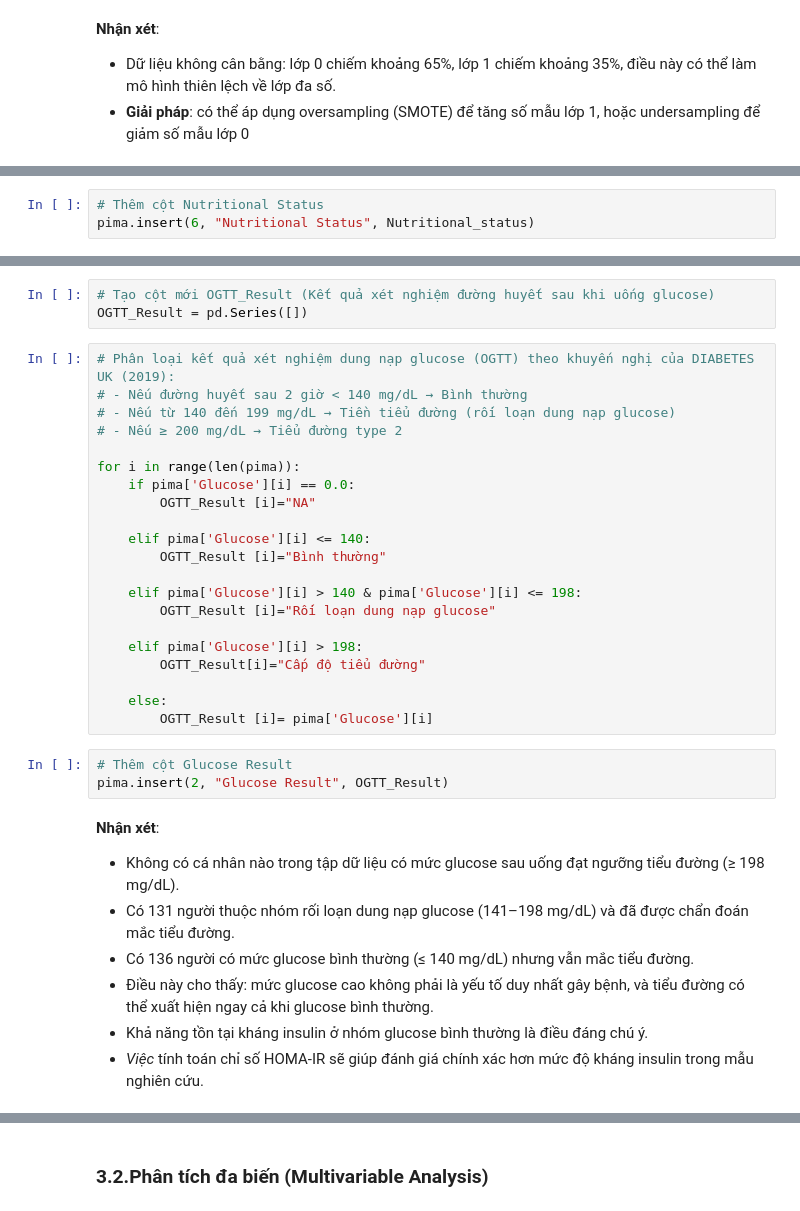
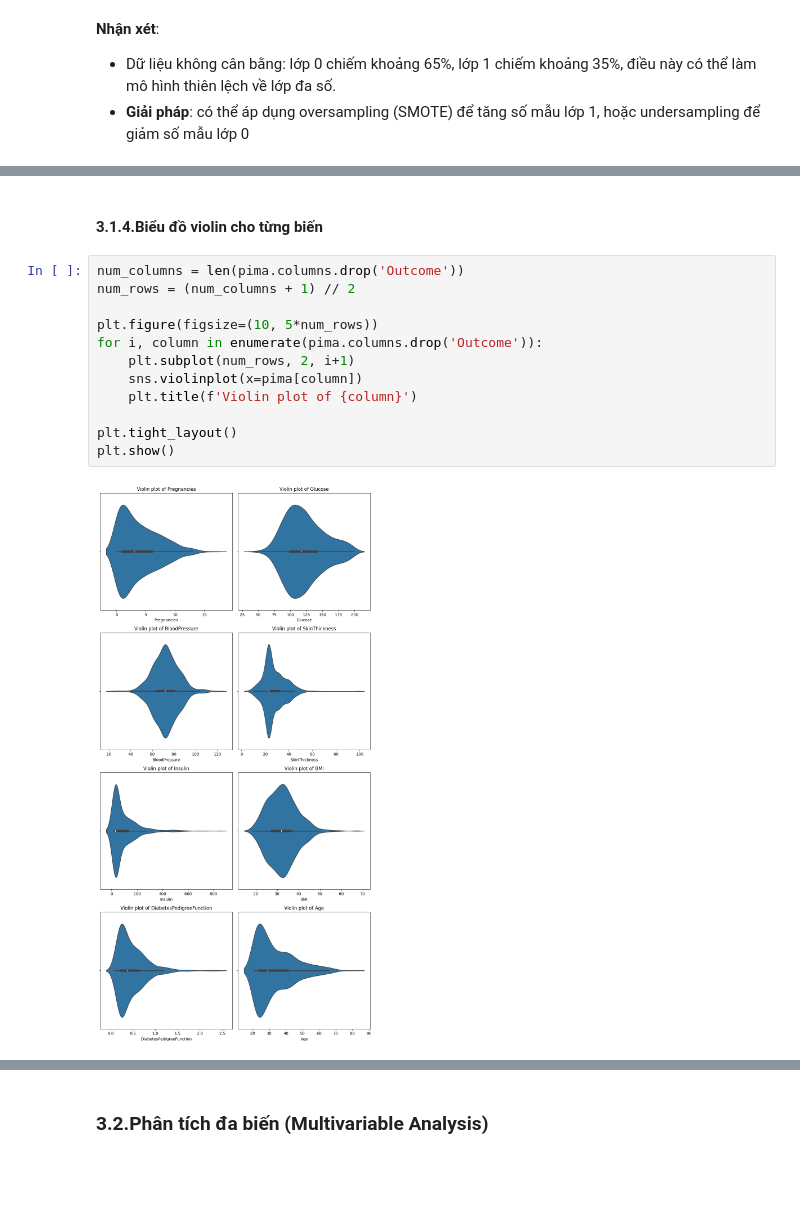
Before and after one commit to mihhwiNick/DA_project, a Jupyter notebook: EDA-BenhTieuDuong/EDA-Benh_Dai-Thao-Duong.ipynb, the cells around one changed output, grey strips where cells are left out. Drawn from its saved outputs; the diff is of its cells as text; blank space fills up the shorter version.

```diff
--- a/EDA-BenhTieuDuong/EDA-Benh_Dai-Thao-Duong.ipynb
+++ b/EDA-BenhTieuDuong/EDA-Benh_Dai-Thao-Duong.ipynb
@@ -333,3 +248,0 @@ for i in range(len(pima)):
-# %%
-# Thêm cột Nutritional Status
-pima.insert(6, "Nutritional Status", Nutritional_status)
@@ -375,35 +249,16 @@ Passing `palette` without assigning `hue` is deprecated and will be removed in v
-# %%
-# Tạo cột mới OGTT_Result (Kết quả xét nghiệm đường huyết sau khi uống glucose)
-OGTT_Result = pd.Series([])
-# %%
-# Phân loại kết quả xét nghiệm dung nạp glucose (OGTT) theo khuyến nghị của DIABETES UK (2019):
-# - Nếu đường huyết sau 2 giờ < 140 mg/dL → Bình thường
-# - Nếu từ 140 đến 199 mg/dL → Tiền tiểu đường (rối loạn dung nạp glucose)
-# - Nếu ≥ 200 mg/dL → Tiểu đường type 2
-
-for i in range(len(pima)):
-    if pima['Glucose'][i] == 0.0:
-        OGTT_Result [i]="NA"
-
-    elif pima['Glucose'][i] <= 140:
-        OGTT_Result [i]="Bình thường"
-
-    elif pima['Glucose'][i] > 140 & pima['Glucose'][i] <= 198:
-        OGTT_Result [i]="Rối loạn dung nạp glucose"
-
-    elif pima['Glucose'][i] > 198:
-        OGTT_Result[i]="Cấp độ tiểu đường"
-
-    else:
-        OGTT_Result [i]= pima['Glucose'][i]
-# %%
-# Thêm cột Glucose Result
-pima.insert(2, "Glucose Result", OGTT_Result)
-# %% [markdown]
-**Nhận xét**:
-+ Không có cá nhân nào trong tập dữ liệu có mức glucose sau uống đạt ngưỡng tiểu đường (≥ 198 mg/dL).
-+ Có 131 người thuộc nhóm rối loạn dung nạp glucose (141–198 mg/dL) và đã được chẩn đoán mắc tiểu đường.
-+ Có 136 người có mức glucose bình thường (≤ 140 mg/dL) nhưng vẫn mắc tiểu đường.
-+ Điều này cho thấy: mức glucose cao không phải là yếu tố duy nhất gây bệnh, và tiểu đường có thể xuất hiện ngay cả khi glucose bình thường.
-+ Khả năng tồn tại kháng insulin ở nhóm glucose bình thường là điều đáng chú ý.
-+ *Việc* tính toán chỉ số HOMA-IR sẽ giúp đánh giá chính xác hơn mức độ kháng insulin trong mẫu nghiên cứu.
+# %% [markdown]
+#### **3.1.4.Biểu đồ violin cho từng biến**
+# %%
+num_columns = len(pima.columns.drop('Outcome'))
+num_rows = (num_columns + 1) // 2
+
+plt.figure(figsize=(10, 5*num_rows))
+for i, column in enumerate(pima.columns.drop('Outcome')):
+    plt.subplot(num_rows, 2, i+1)
+    sns.violinplot(x=pima[column])
+    plt.title(f'Violin plot of {column}')
+
+plt.tight_layout()
+plt.show()
+# %% [output]
+[figure, added]
```
Also changed, not shown: parts of 60 cells of this notebook.
